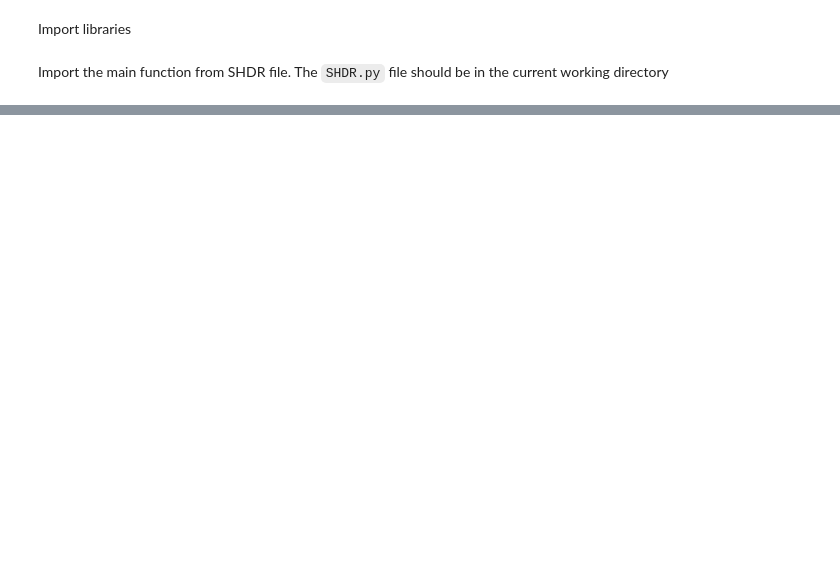
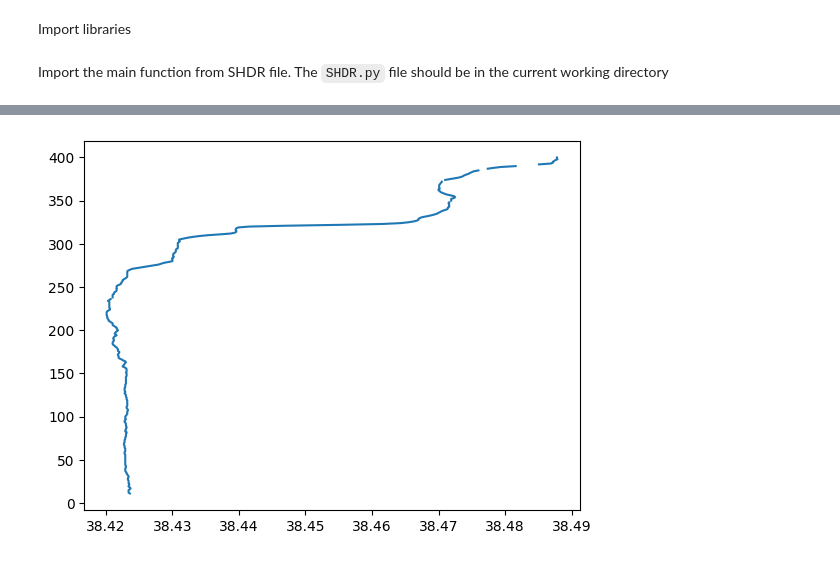
Before and after one commit to manufrn/SHDR, a Jupyter notebook: examples.ipynb, the cells around one changed output, grey strips where cells are left out. Drawn from its saved outputs; the diff is of its cells as text; code cells hidden in the pictures; blank space fills up the shorter version.

```diff
--- a/examples.ipynb
+++ b/examples.ipynb
@@ -15,3 +16,7 @@ Import your data.
 # %%
-url_data = 'http://centolo.co.ieo.es:8080/thredds/dodsC/stations/SATS/OS_SATS_201904_P-CTD-S7.nc'
-a = netCDF4.Dataset(url_data, 'r')
+url_data = 'https://dods.ndbc.noaa.gov/thredds/dodsC/oceansites/long_timeseries/DYFAMED/OS_DYFAMED_1994-2014_D_TSO.nc'
+with netCDF4.Dataset(url_data, 'r') as ds:
+    time = ds['TIME'][:]
+    temp = ds['TEMP'][:]
+    sal = ds['PSAL'][:]
+    depth = ds['PRES'][:]
@@ -39,0 +76,6 @@ filling off
+# %%
+fig, ax = plt.subplots()
+ax.plot(sal[32][:400], depth[:400])
+zz = np.linspace(0, 200)
+# %% [output]
+[figure, added]
```
Also changed, not shown: parts of 15 cells of this notebook, 3 other files.
